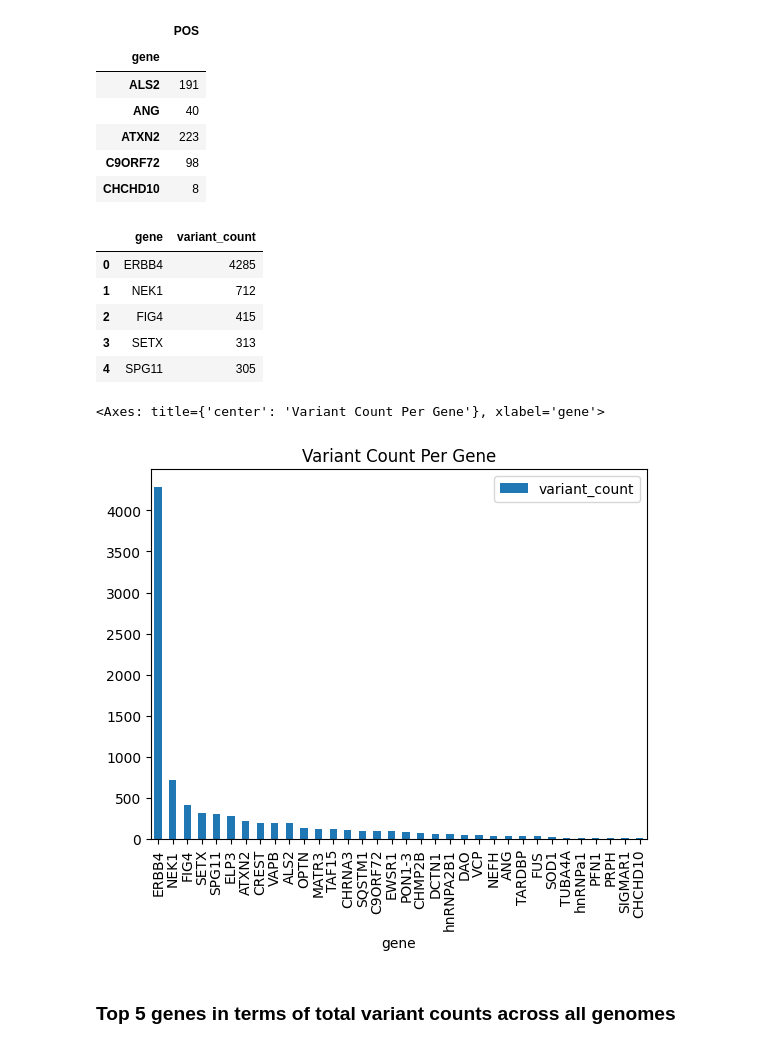
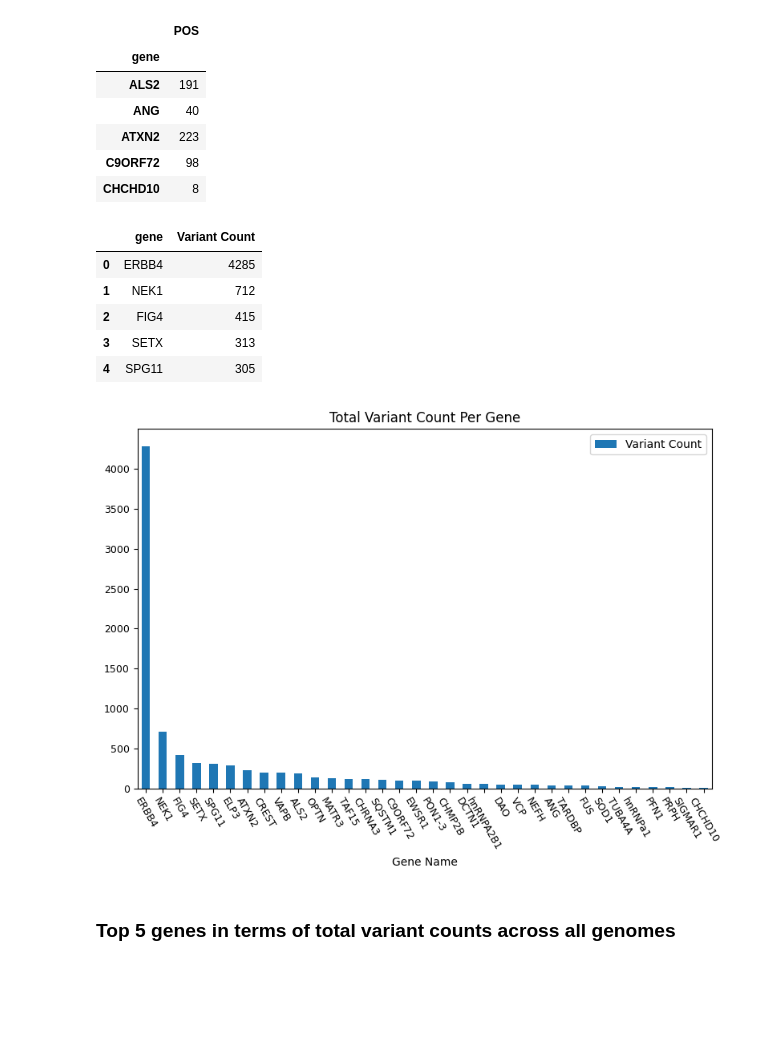
Before and after one commit to emilyvus/cp_als, a Jupyter notebook: vn_per_gene/analysis_20250805-v1.ipynb, the cells around one changed output. Cells and saved outputs as stored; diff of their text form; code cells hidden in the pictures; blank space fills up the shorter version.

```diff
--- a/vn_per_gene/analysis_20250805-v1.ipynb
+++ b/vn_per_gene/analysis_20250805-v1.ipynb
@@ -161,22 +161,30 @@ gdf.head()
 # %%
 gdf.reset_index(inplace=True)
 # %%
-gdf.rename(columns={"POS":"variant_count"},inplace=True)
-gdf=gdf.sort_values(by=["variant_count"],ascending=False).reset_index(drop=True)
+gdf.rename(columns={"POS":"Variant Count"},inplace=True)
+gdf=gdf.sort_values(by=["Variant Count"],ascending=False).reset_index(drop=True)
 # %%
 gdf.head()
 # %% [output]
-|  | gene | variant_count |
+|  | gene | Variant Count |
 | 0 | ERBB4 | 4285 |
 | 1 | NEK1 | 712 |
 | 2 | FIG4 | 415 |
 | 3 | SETX | 313 |
 | 4 | SPG11 | 305 |
 # %%
-gdf.plot(kind='bar', title='Variant Count Per Gene', y="variant_count", x="gene")
+#gdf.plot(kind='bar', title='Variant Count Per Gene', y="variant_count", x="gene")
+ax = gdf.plot(kind='bar', y="Variant Count", x="gene", figsize=(8,6), fontsize=9)
+ax.set_title('Total Variant Count Per Gene')
+#ax.set_ylabel('Variant Count')
+ax.set_xlabel('Gene Name')
+plt.xticks(rotation=-60) # Rotate x-axis labels for better readability
+#plt.legend(title='Total Variant Count')
+#plt.legend(title='Genes', loc="lower left")
+plt.tight_layout() # Adjust layout to prevent labels from overlapping
+plt.show()
 # %% [output]
-<Axes: title={'center': 'Variant Count Per Gene'}, xlabel='gene'>
-[figure, old version]
+[figure, new version]
 # %% [markdown]
 ### Top 5 genes in terms of total variant counts across all genomes
 # %%
```
Also changed, not shown: parts of 4 cells of this notebook, 1 other file.
